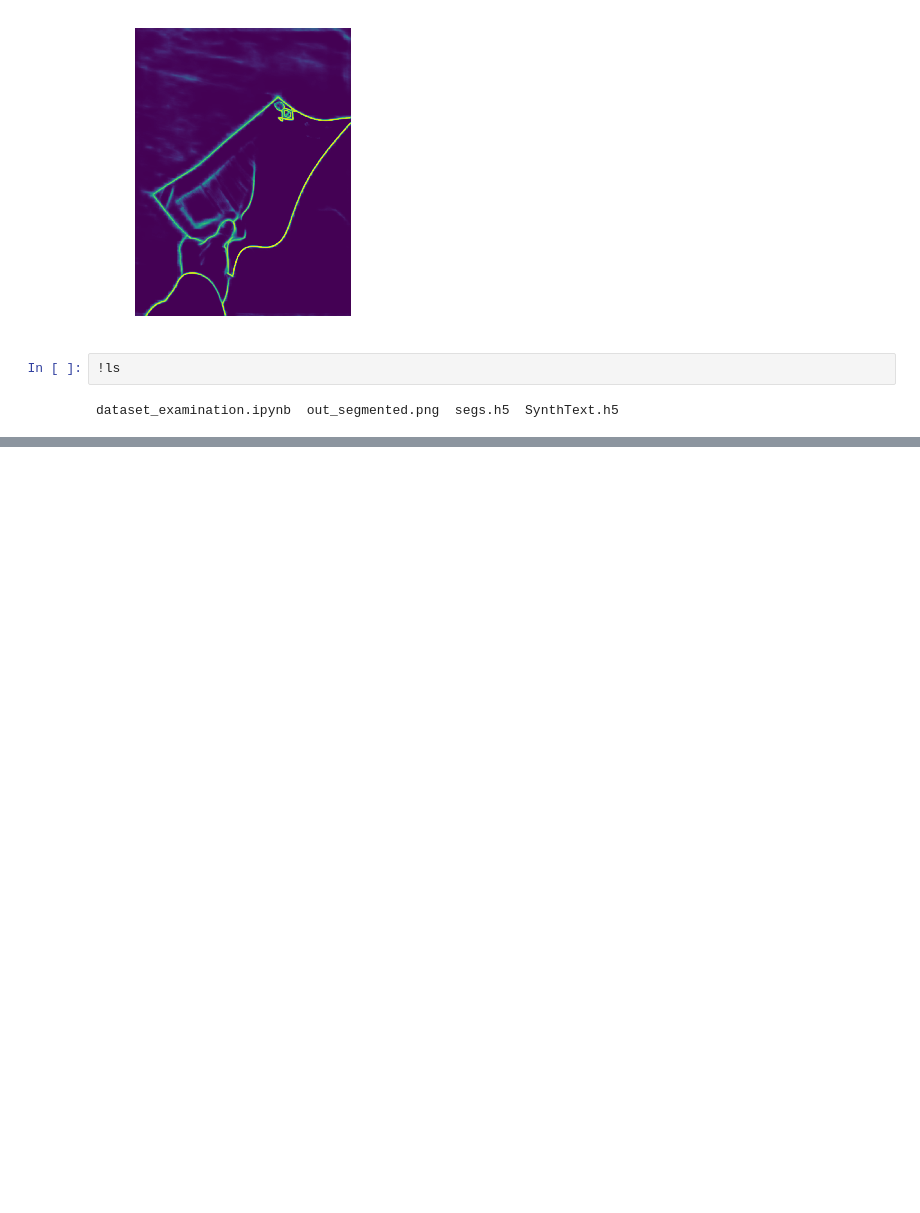
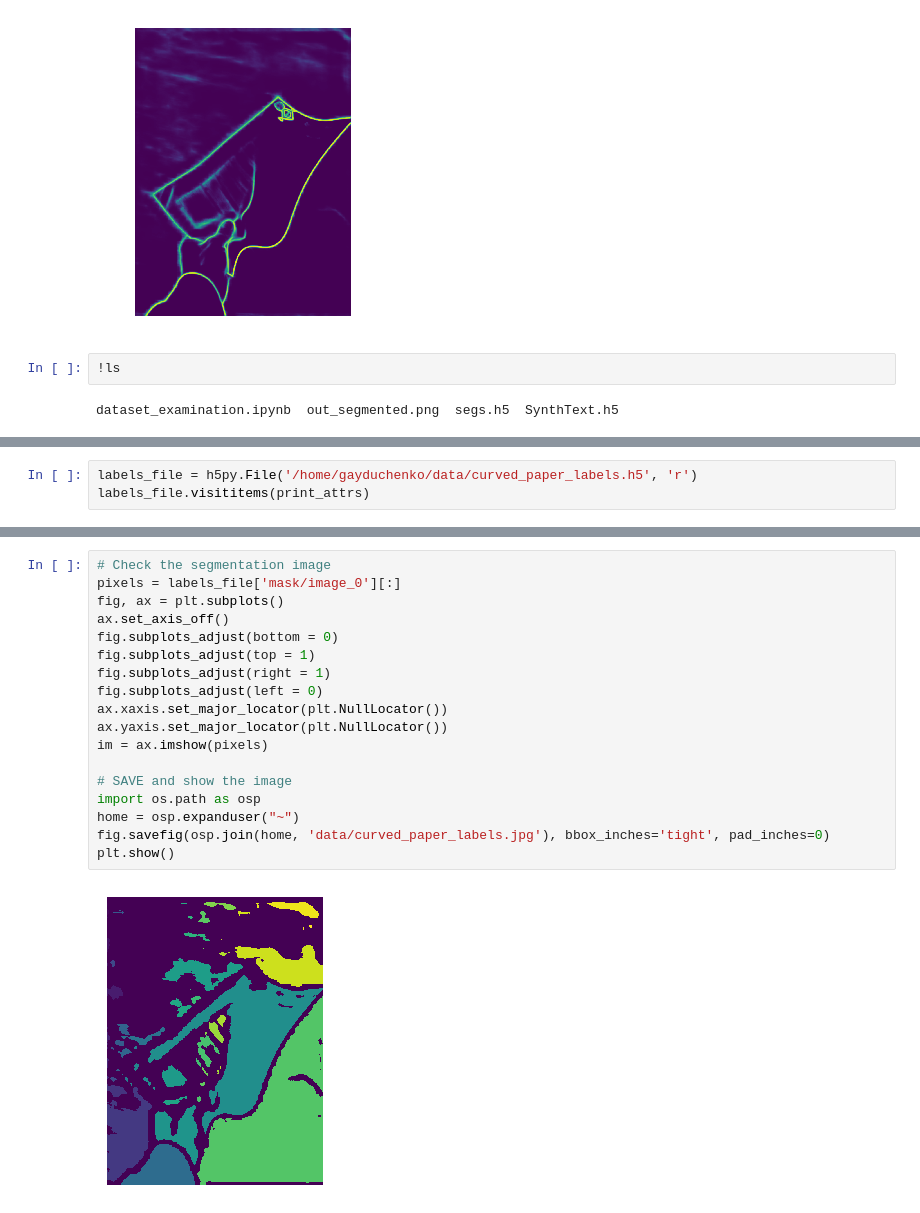
Before and after one commit to Yozh2/SynthText, a Jupyter notebook: results/dataset_examination.ipynb, the cells around one changed output, grey strips where cells are left out. Saved outputs shown, nothing was run; the diff lists cells and outputs as text; blank space fills up the shorter version.

```diff
--- a/results/dataset_examination.ipynb
+++ b/results/dataset_examination.ipynb
@@ -118,0 +127,3 @@ dataset_examination.ipynb  out_segmented.png  segs.h5  SynthText.h5
+# %%
+labels_file = h5py.File('/home/gayduchenko/data/curved_paper_labels.h5', 'r')
+labels_file.visititems(print_attrs)
@@ -118,0 +145,20 @@ dataset_examination.ipynb  out_segmented.png  segs.h5  SynthText.h5
+# %%
+# Check the segmentation image
+pixels = labels_file['mask/image_0'][:]
+fig, ax = plt.subplots()
+ax.set_axis_off()
+fig.subplots_adjust(bottom = 0)
+fig.subplots_adjust(top = 1)
+fig.subplots_adjust(right = 1)
+fig.subplots_adjust(left = 0)
+ax.xaxis.set_major_locator(plt.NullLocator())
+ax.yaxis.set_major_locator(plt.NullLocator())
+im = ax.imshow(pixels)
+
+# SAVE and show the image
+import os.path as osp
+home = osp.expanduser("~")
+fig.savefig(osp.join(home, 'data/curved_paper_labels.jpg'), bbox_inches='tight', pad_inches=0)
+plt.show()
+# %% [output]
+[figure, added]
```
Also changed, not shown: parts of 6 cells of this notebook, 3 other files.
